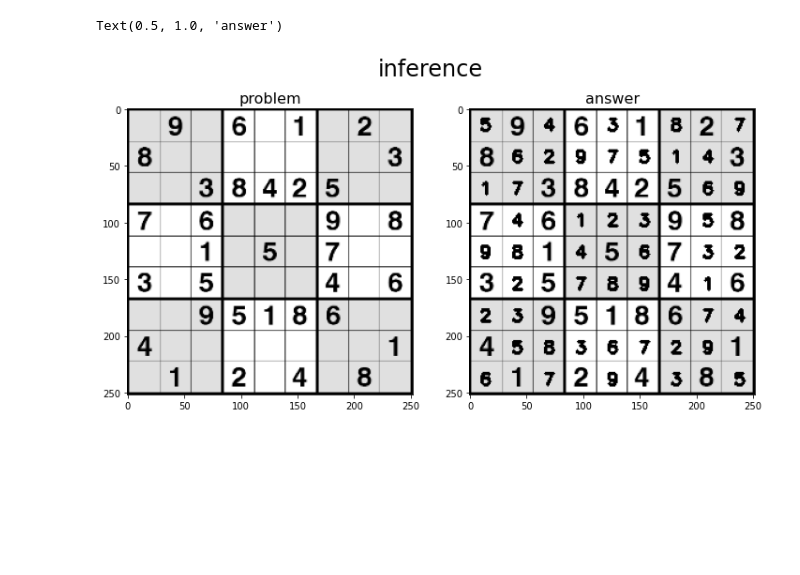
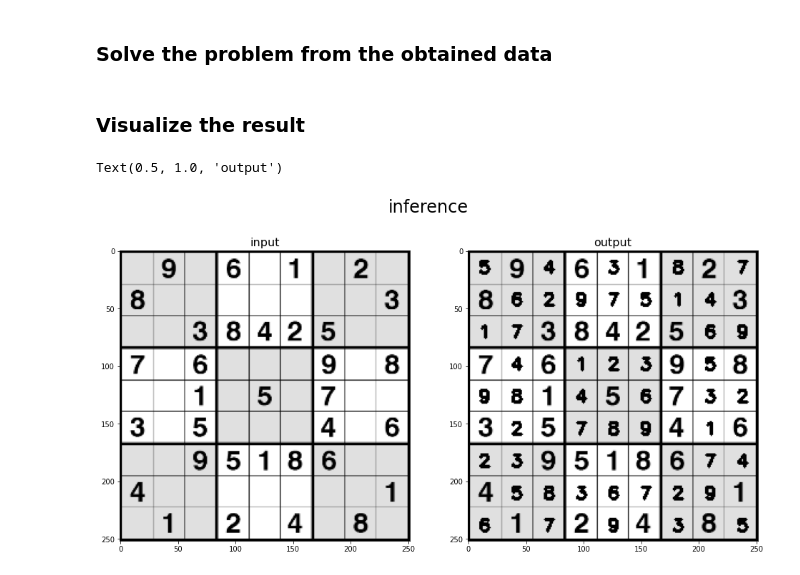
Before and after one commit to a5chin/NumberPlaceSolver, a Jupyter notebook: demo.ipynb, the cells around one changed output. Saved outputs shown, nothing was run; the diff lists cells and outputs as text; code cells hidden in the pictures; blank space fills up the shorter version.

```diff
--- a/demo.ipynb
+++ b/demo.ipynb
@@ -9,6 +53,8 @@ problem = cv2.cvtColor(cutouter.img, cv2.COLOR_BGR2RGB)
 # %%
 detector = Detector(ckpt='./logs/NumberPlaceDataset/ckpt/last_ckpt.pth')
 data = detector.detect(dir='./data/problem/example')
+# %% [markdown]
+### Solve the problem from the obtained data
 # %%
 solver = Solver()
 result = solver.get_result(data)
@@ -30,15 +76,17 @@ for i, col in enumerate(data):
                 lineType=cv2.LINE_4
             )
 img = cv2.cvtColor(img, cv2.COLOR_BGR2RGB)
+# %% [markdown]
+### Visualize the result
 # %%
-fig, ax = plt.subplots(nrows=1, ncols=2, figsize=(12, 6))
+fig, ax = plt.subplots(nrows=1, ncols=2, figsize=(16, 8))
 fig.suptitle('inference', fontsize=24, color='black')
 
 ax[0].imshow(problem, cmap='Greys')
-ax[0].set_title('problem', fontsize=16, color='black')
+ax[0].set_title('input', fontsize=16, color='black')
 
 ax[1].imshow(img, cmap='Greys')
-ax[1].set_title('answer', fontsize=16, color='black')
+ax[1].set_title('output', fontsize=16, color='black')
 # %% [output]
-Text(0.5, 1.0, 'answer')
+Text(0.5, 1.0, 'output')
-[figure, old version]
+[figure, new version]
```
Also changed, not shown: parts of 11 cells of this notebook, 4 other files.
